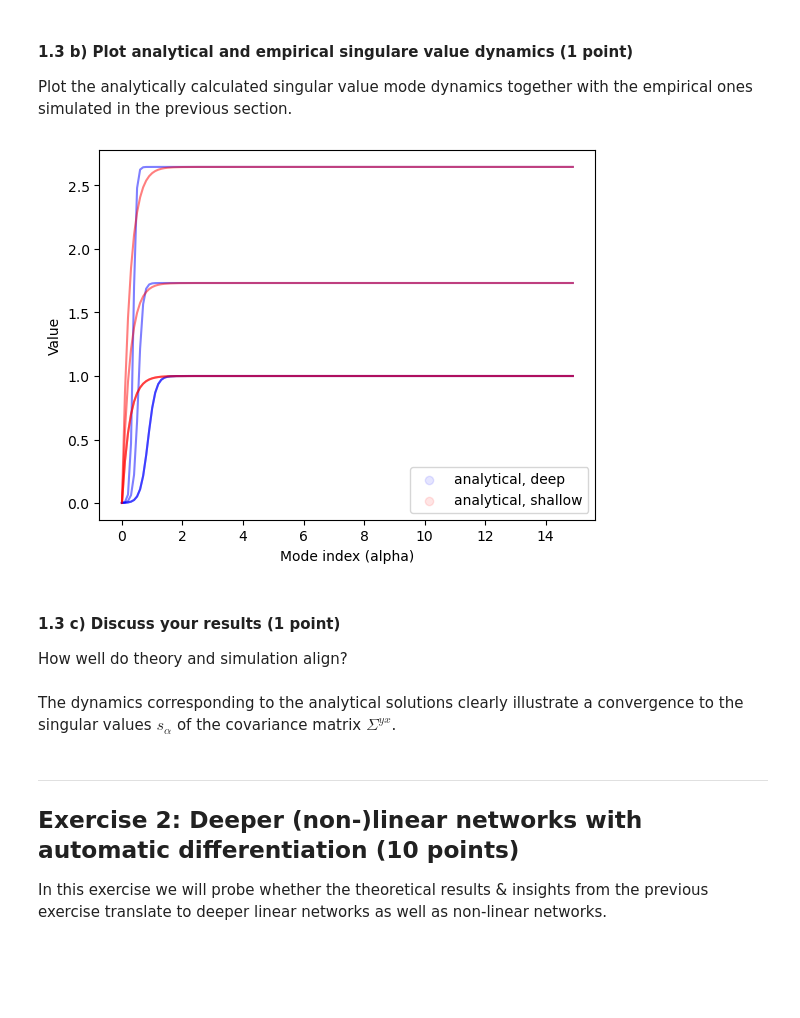
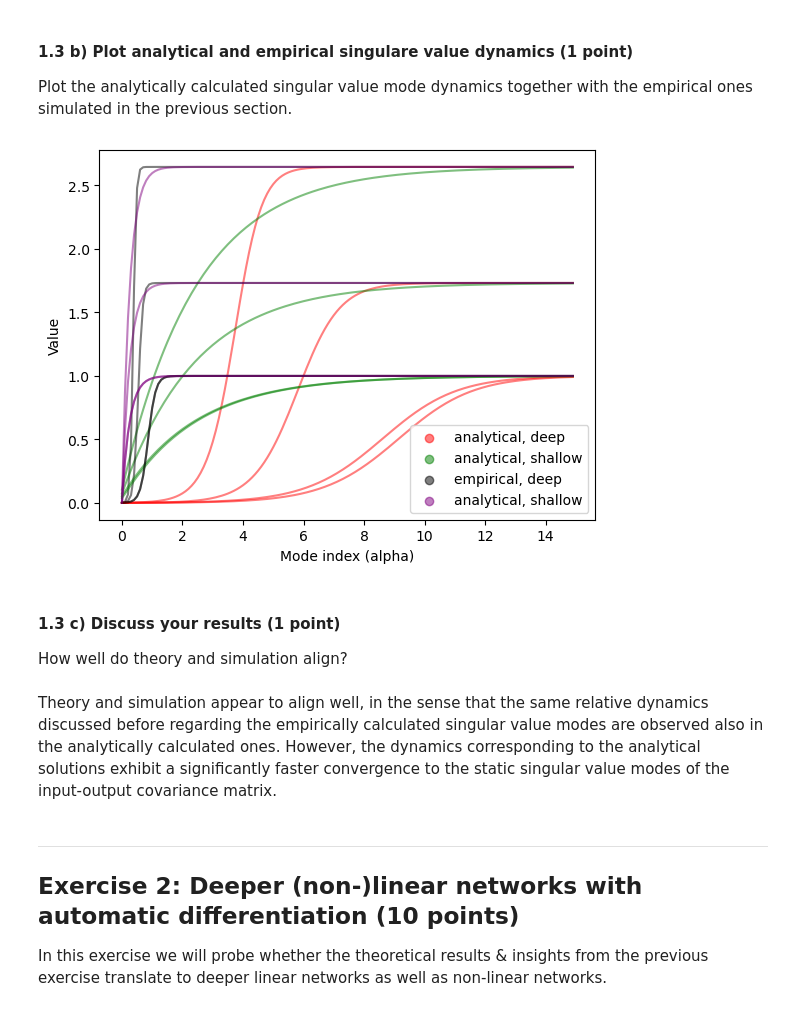
Before and after one commit to lfogarty98/mhbf_pt, a Jupyter notebook: 1-deep-networks/deep-networks.ipynb, the cells around one changed output. Saved outputs shown, nothing was run; the diff lists cells and outputs as text; code cells hidden in the pictures; blank space fills up the shorter version.

```diff
--- a/1-deep-networks/deep-networks.ipynb
+++ b/1-deep-networks/deep-networks.ipynb
@@ -179,11 +179,11 @@ def update_deep_network_weights(w1, w2, dt, tau, sigma_x, sigma_yx):
     w2_updated : numpy.ndarray
         Updated weight matrix W2
     """
-    w1_dt = w2.T @ (sigma_yx - ((w2 @ w1) @ sigma_x))
-    w2_dt = (sigma_yx - ((w2 @ w1) @ sigma_x)) @ w1.T
+    dw1 = w2.T @ (sigma_yx - ((w2 @ w1) @ sigma_x)) * dt
+    dw2 = ((sigma_yx - ((w2 @ w1) @ sigma_x)) @ w1.T) * dt
 
-    w1_updated = w1 + (1/tau)*w1_dt
-    w2_updated = w2 + (1/tau)*w2_dt
+    w1_updated = w1 + (1/tau)*dw1
+    w2_updated = w2 + (1/tau)*dw2
     return w1_updated, w2_updated
 # %%
 """ Test that the function is defined as instructed """
@@ -216,8 +216,8 @@ def update_shallow_network_weights(w, dt, tau, sgima_x, sigma_yx):
         Updated weight matrix W_shallow
     """
 
-    dw_dt = sigma_yx - (w @ sgima_x)
-    w_updated = w + (1/tau)*dw_dt
+    dw = (sigma_yx - (w @ sgima_x)) * dt
+    w_updated = w + (1/tau)*dw
 
     return w_updated
 # %%
@@ -348,24 +346,28 @@ Plot the analytically calculated singular value mode dynamics together with the
 # %%
 # Plot empirical singular value modes
 for alpha in range(num_modes):
-    plt.plot(np.arange(0, T, dt), a_emp[:,alpha], color='blue', alpha=0.5)
-    plt.plot(np.arange(0, T, dt), b_emp[:,alpha], color='red', alpha=0.5)
+    plt.plot(np.arange(0, T, dt), a[:,alpha], color='red', alpha=0.5)
+    plt.plot(np.arange(0, T, dt), b[:,alpha], color='green', alpha=0.5)
+    plt.plot(np.arange(0, T, dt), a_emp[:,alpha], color='black', alpha=0.5)
+    plt.plot(np.arange(0, T, dt), b_emp[:,alpha], color='purple', alpha=0.5)
 
 # Use a single label for the legend
-plt.scatter([], [], color='blue', alpha=0.1, label='analytical, deep')
-plt.scatter([], [], color='red', alpha=0.1, label='analytical, shallow')
+plt.scatter([], [], color='red', alpha=0.5, label='analytical, deep')
+plt.scatter([], [], color='green', alpha=0.5, label='analytical, shallow')
+plt.scatter([], [], color='black', alpha=0.5, label='empirical, deep')
+plt.scatter([], [], color='purple', alpha=0.5, label='analytical, shallow')
 
 plt.ylabel('Value')
 plt.xlabel('Mode index (alpha)')
 plt.legend()
 plt.show()
 # %% [output]
-[figure, old version]
+[figure, new version]
 # %% [markdown]
 #### 1.3 c) Discuss your results (1 point)
 How well do theory and simulation align?
 # %% [markdown]
-The dynamics corresponding to the analytical solutions clearly illustrate a convergence to the singular values $s_{\alpha}$ of the covariance matrix $\Sigma^{yx}$.
+Theory and simulation appear to align well, in the sense that the same relative dynamics discussed before regarding the empirically calculated singular value modes are observed also in the analytically calculated ones. However, the dynamics corresponding to the analytical solutions exhibit a significantly faster convergence to the static singular value modes of the input-output covariance matrix.
 # %% [markdown]
 ---
 
```
Also changed, not shown: parts of 9 cells of this notebook.
